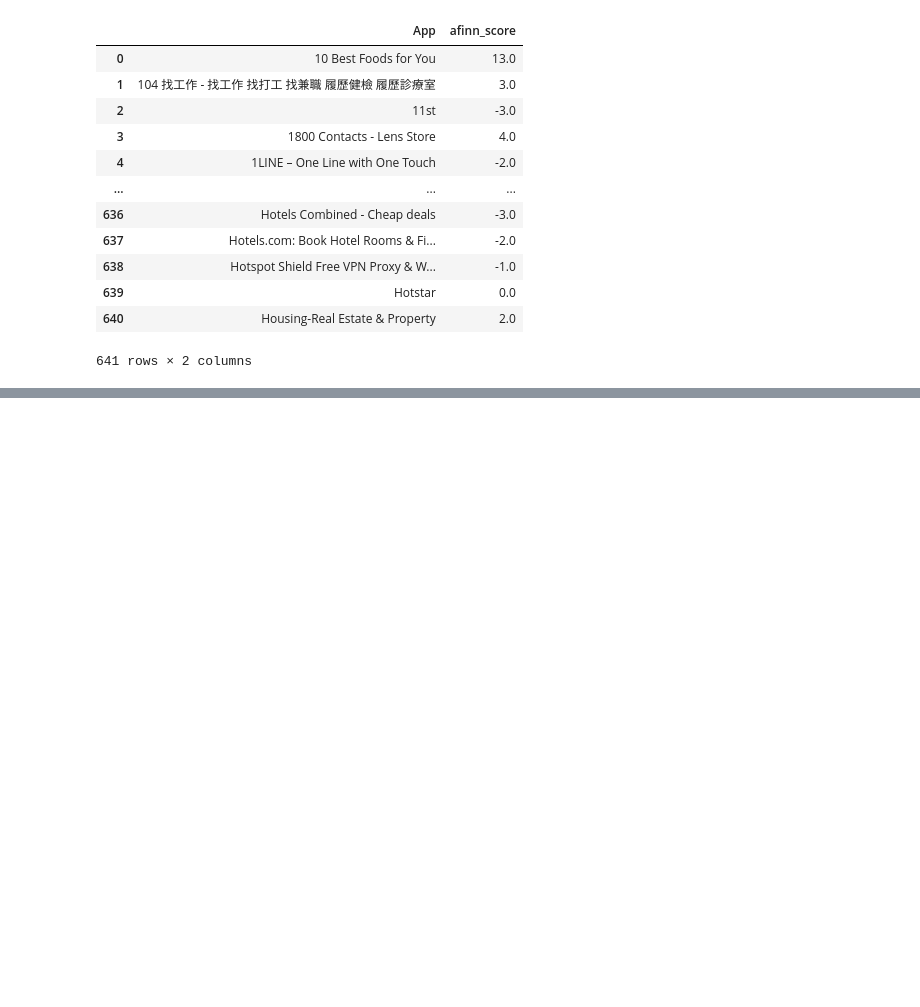
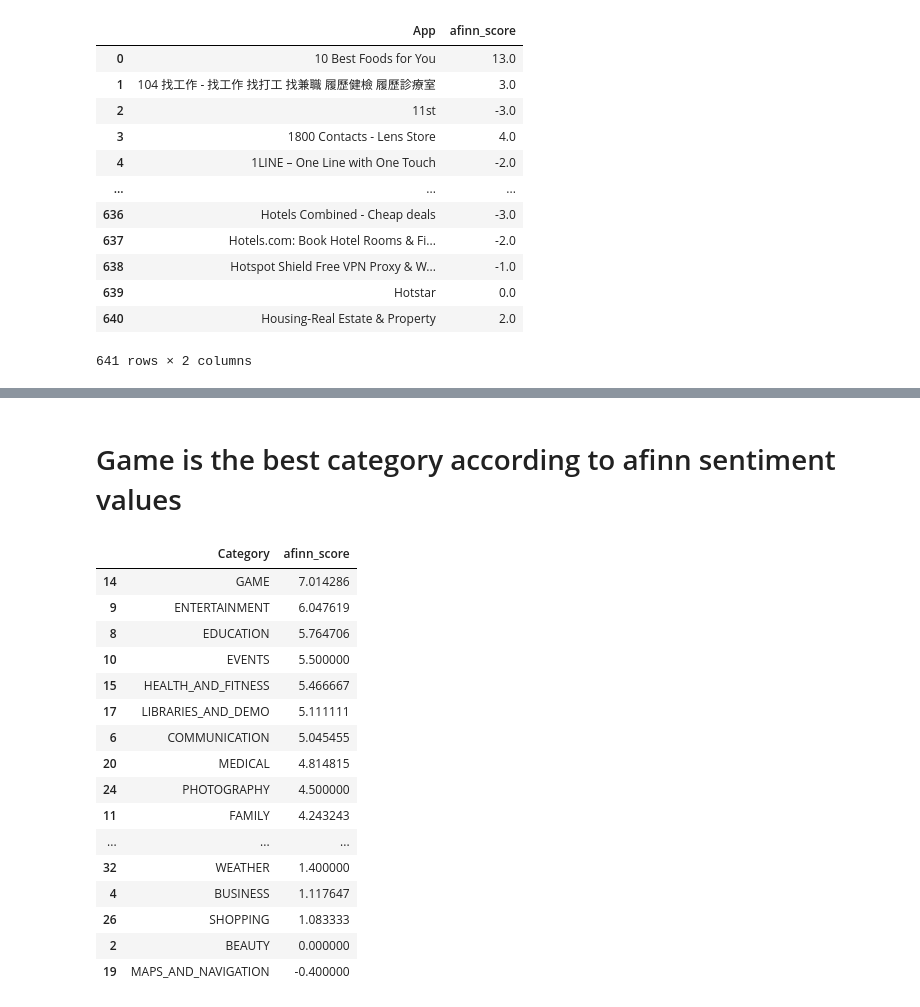
Before and after one commit to bahaozsahin/Develhope_Project-2_team-3, a Jupyter notebook: week4/Week4_Ozan.ipynb, the cells around one changed output, grey strips where cells are left out. Saved outputs shown, nothing was run; the diff lists cells and outputs as text; code cells hidden in the pictures; blank space fills up the shorter version.

```diff
--- a/week4/Week4_Ozan.ipynb
+++ b/week4/Week4_Ozan.ipynb
@@ -187,4 +169,4 @@ afinn_df[['App', 'afinn_score']]
 | 640 | Housing-Real Estate & Property | 2.0 |
 641 rows × 2 columns
 # %%
-pd.merge(df.loc[df.Type == 'Paid', ['App', 'Category']], afinn_df[['App', 'afinn_score']], how = 'inner', on = 'App')
+appcat_affin = pd.merge(df.loc[df.Type == 'Free', ['App', 'Category']], afinn_df[['App', 'afinn_score']], how = 'inner', on = 'App').sort_values('afinn_score', ascending = False)
@@ -209,0 +191,23 @@ ur_df.head()
+# %% [markdown]
+# Game is the best category according to afinn sentiment values
+# %%
+# 4
+appcat_affin.groupby('Category').afinn_score.mean().reset_index().sort_values('afinn_score', ascending = False)
+# %% [output]
+|  | Category | afinn_score |
+| 14 | GAME | 7.014286 |
+| 9 | ENTERTAINMENT | 6.047619 |
+| 8 | EDUCATION | 5.764706 |
+| 10 | EVENTS | 5.500000 |
+| 15 | HEALTH_AND_FITNESS | 5.466667 |
+| 17 | LIBRARIES_AND_DEMO | 5.111111 |
+| 6 | COMMUNICATION | 5.045455 |
+| 20 | MEDICAL | 4.814815 |
+| 24 | PHOTOGRAPHY | 4.500000 |
+| 11 | FAMILY | 4.243243 |
+| ... | ... | ... |
+| 32 | WEATHER | 1.400000 |
+| 4 | BUSINESS | 1.117647 |
+| 26 | SHOPPING | 1.083333 |
+| 2 | BEAUTY | 0.000000 |
+| 19 | MAPS_AND_NAVIGATION | -0.400000 |
```
Also changed, not shown: parts of 6 cells of this notebook.
